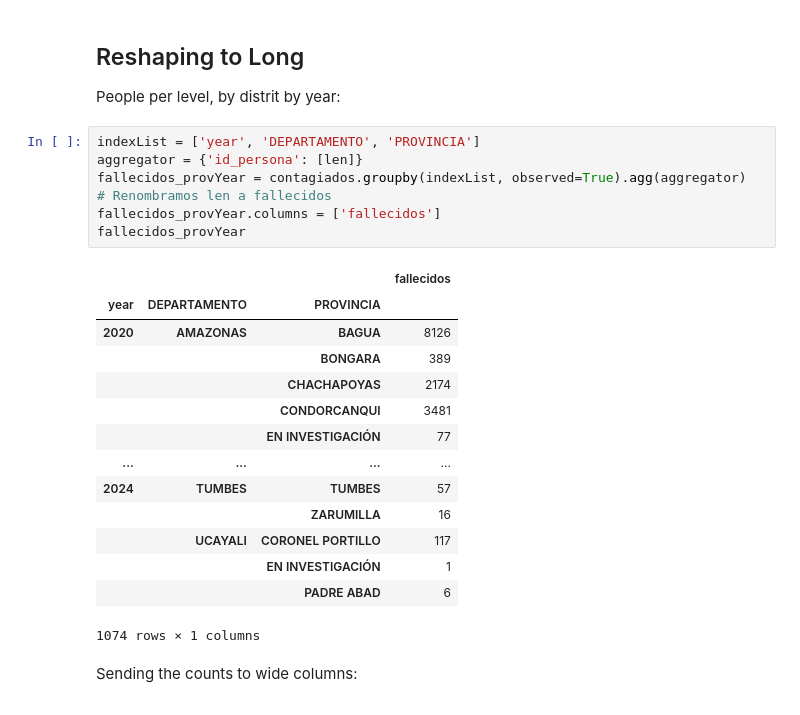
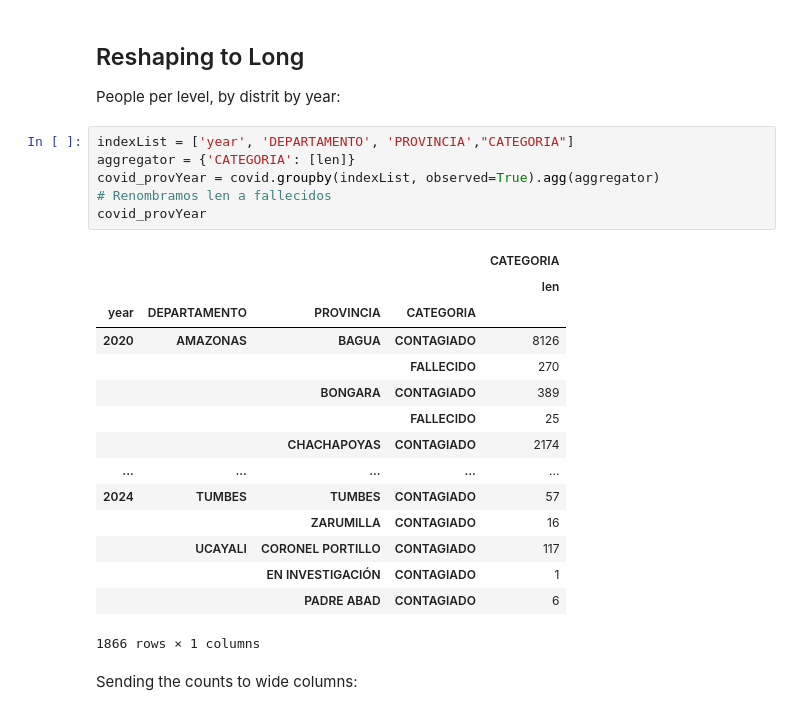
Before and after one commit to nicosil02/Redes2, a Jupyter notebook: geoDF_ANALYTICS.ipynb, the cells around one changed output. Saved outputs shown, nothing was run; the diff lists cells and outputs as text.

```diff
--- a/geoDF_ANALYTICS.ipynb
+++ b/geoDF_ANALYTICS.ipynb
@@ -116,26 +116,26 @@ Name: count, dtype: int64
 
 People per level, by distrit by year:
 # %%
-indexList = ['year', 'DEPARTAMENTO', 'PROVINCIA']
-aggregator = {'id_persona': [len]}
-fallecidos_provYear = contagiados.groupby(indexList, observed=True).agg(aggregator)
+indexList = ['year', 'DEPARTAMENTO', 'PROVINCIA',"CATEGORIA"]
+aggregator = {'CATEGORIA': [len]}
+covid_provYear = covid.groupby(indexList, observed=True).agg(aggregator)
 # Renombramos len a fallecidos
-fallecidos_provYear.columns = ['fallecidos']
-fallecidos_provYear
+covid_provYear
 # %% [output]
-|  |  |  | fallecidos |
-| year | DEPARTAMENTO | PROVINCIA |  |
-| 2020 | AMAZONAS | BAGUA | 8126 |
-|  |  | BONGARA | 389 |
-|  |  | CHACHAPOYAS | 2174 |
-|  |  | CONDORCANQUI | 3481 |
-|  |  | EN INVESTIGACIÓN | 77 |
-| ... | ... | ... | ... |
-| 2024 | TUMBES | TUMBES | 57 |
-|  |  | ZARUMILLA | 16 |
-|  | UCAYALI | CORONEL PORTILLO | 117 |
-|  |  | EN INVESTIGACIÓN | 1 |
-|  |  | PADRE ABAD | 6 |
+|  |  |  |  | CATEGORIA |
+|  |  |  |  | len |
+| year | DEPARTAMENTO | PROVINCIA | CATEGORIA |  |
+| 2020 | AMAZONAS | BAGUA | CONTAGIADO | 8126 |
+|  |  |  | FALLECIDO | 270 |
+|  |  | BONGARA | CONTAGIADO | 389 |
+|  |  |  | FALLECIDO | 25 |
+|  |  | CHACHAPOYAS | CONTAGIADO | 2174 |
+| ... | ... | ... | ... | ... |
+| 2024 | TUMBES | TUMBES | CONTAGIADO | 57 |
+|  |  | ZARUMILLA | CONTAGIADO | 16 |
+|  | UCAYALI | CORONEL PORTILLO | CONTAGIADO | 117 |
+|  |  | EN INVESTIGACIÓN | CONTAGIADO | 1 |
+|  |  | PADRE ABAD | CONTAGIADO | 6 |
-1074 rows × 1 columns
+1866 rows × 1 columns
 # %% [markdown]
 Sending the counts to wide columns:
```
Also changed, not shown: parts of 9 cells of this notebook.
